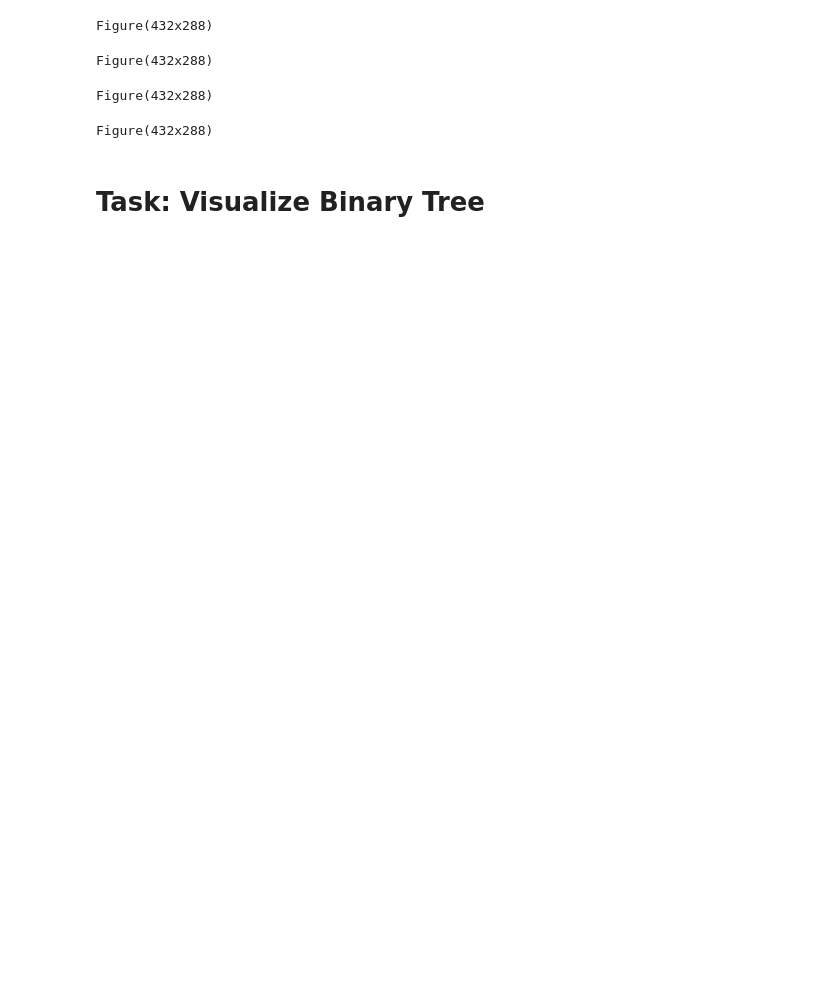
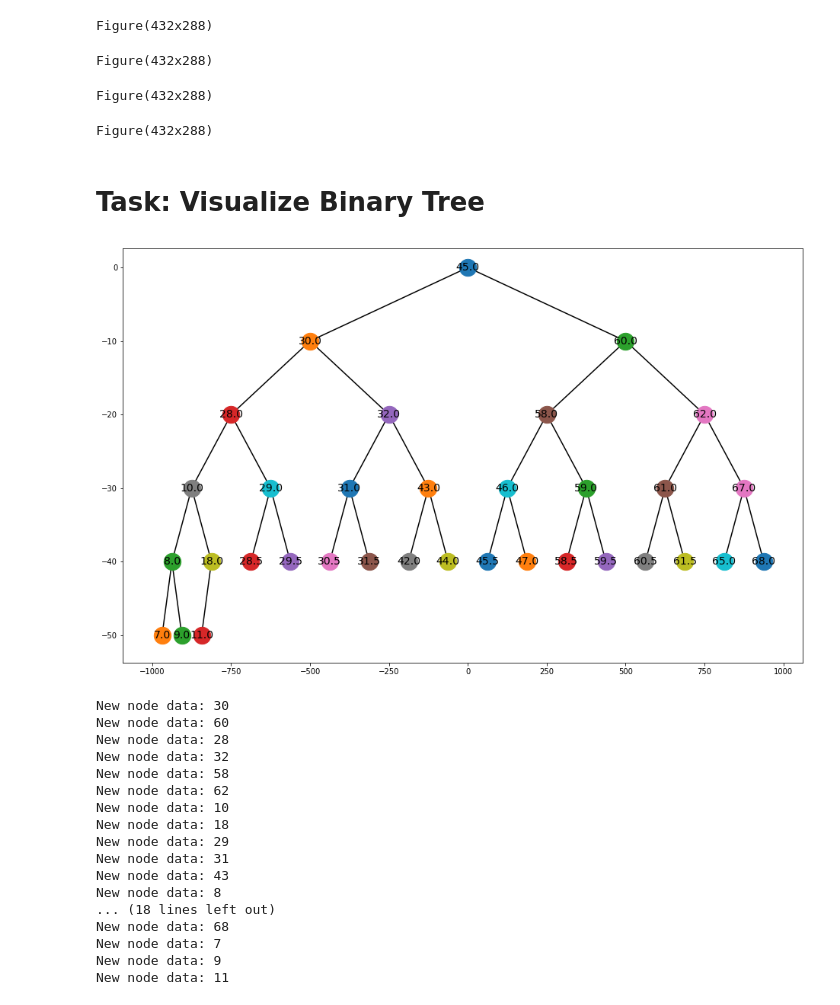
Before and after one commit to dstorer/ElliottPython, a Jupyter notebook: Visualization.ipynb, the cells around one changed output. Cells and saved outputs as stored; diff of their text form; code cells hidden in the pictures; blank space fills up the shorter version.

```diff
--- a/Visualization.ipynb
+++ b/Visualization.ipynb
@@ -320,0 +364,23 @@ class BinaryTreeNode:
+# %%
+root = BinaryTreeNode(float(45), disp=True)
+tree = BinaryTree(root=root)
+addNodes(tree)
+# %% [output]
+[figure, added]
+New node data: 30
+New node data: 60
+New node data: 28
+New node data: 32
+New node data: 58
+New node data: 62
+New node data: 10
+New node data: 18
+New node data: 29
+New node data: 31
+New node data: 43
+New node data: 8
+... (18 lines left out)
+New node data: 68
+New node data: 7
+New node data: 9
+New node data: 11
```
Also changed, not shown: parts of 5 cells of this notebook.
